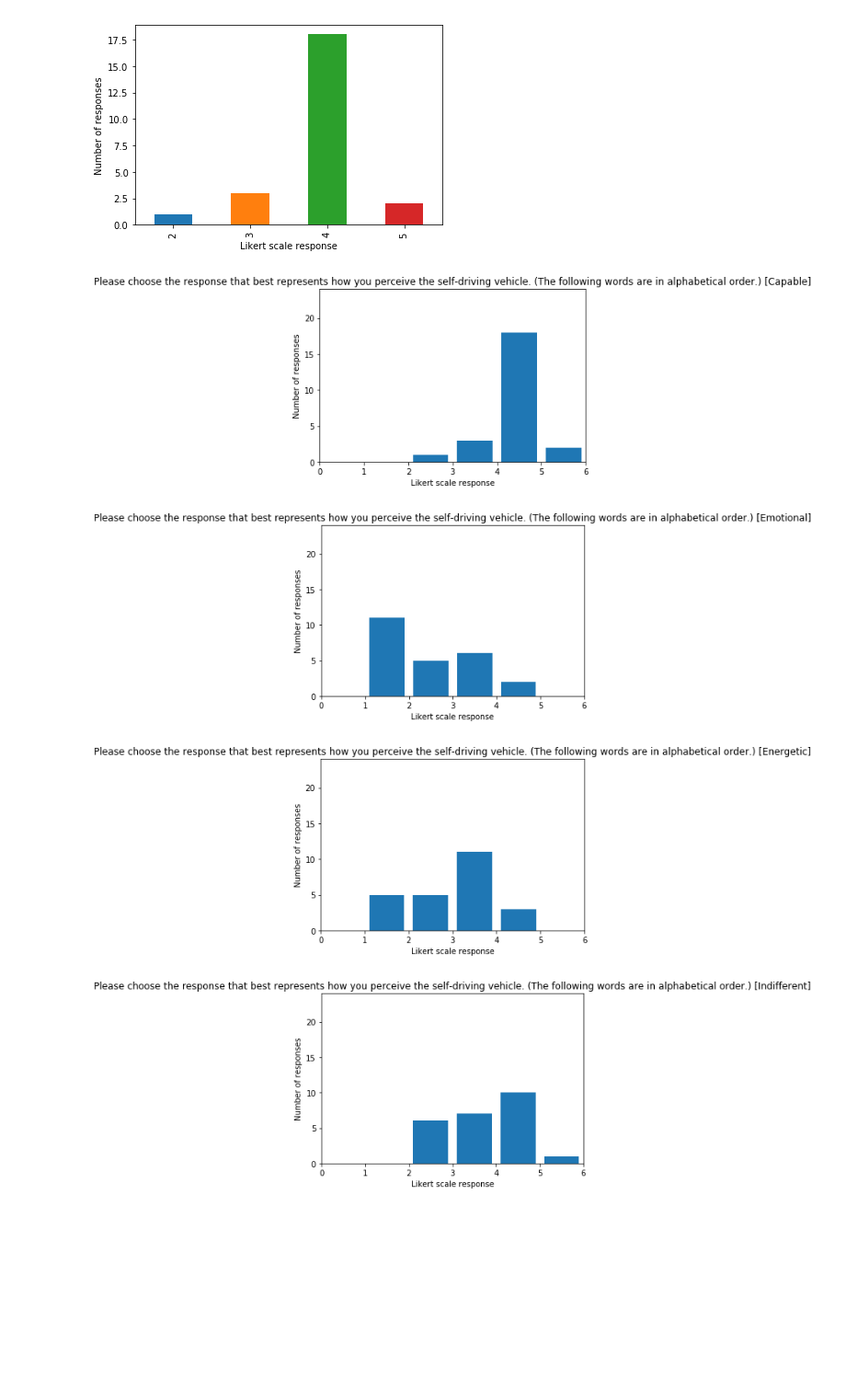
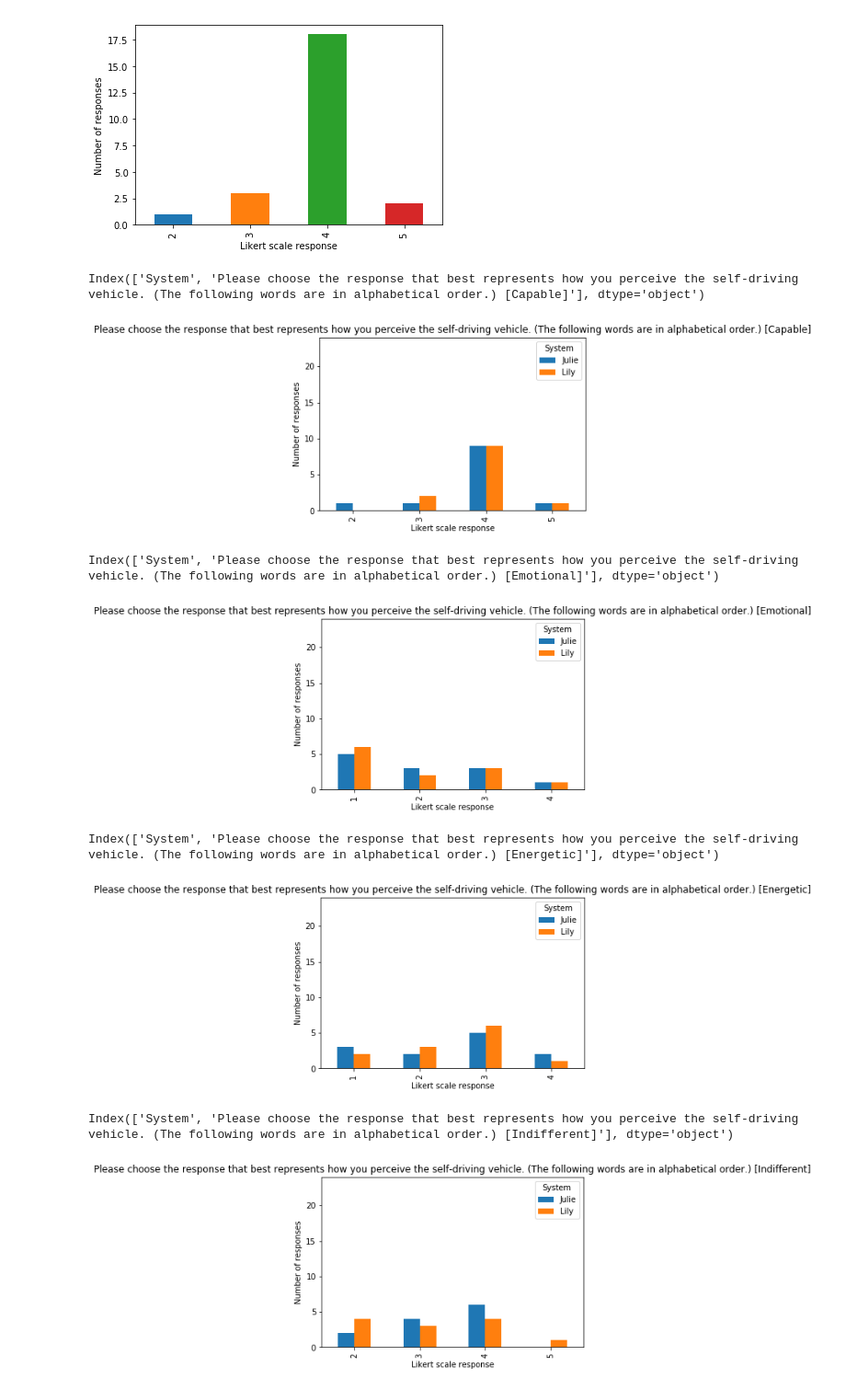
Before and after one commit to kcornn/independent-study, a Jupyter notebook: preride-data.ipynb, the cells around one changed output. Shown at 92% size. Cells and saved outputs as stored; diff of their text form; code cells hidden in the pictures; blank space fills up the shorter version.

Commit message:
updated preride graphs

```diff
--- a/preride-data.ipynb
+++ b/preride-data.ipynb
@@ -418,10 +402,3 @@ choice_words.groupby(['System']).sum()
 | System |  |  |  |  | ... |
 | Julie | 46 | 24 | 30 | 40 | ... |
 | Lily | 47 | 23 | 30 | 38 | ... |
-# %%
-"""
-for i in range(1,len(choice_words.columns)):
-    temp = choice_words.drop(choice_words.columns[0:i],axis=1)
-    temp = temp[temp.columns[0]].value_counts()
-    print(temp)
-"""
@@ -458,21 +419,26 @@ plt.show()
 [figure]
 # %%
 for i in range(1,len(choice_words.columns)):
-    temp = choice_words.drop(choice_words.columns[0:i],axis=1)
-    temp[temp.columns[0]].hist(range=(0,6),bins=6,rwidth=0.8)
-    ax = plt.gca()
-    ax.grid(False)
-    plt.ylim([0,24])
-    plt.xlim([0,6])
-    #data = pd.value_counts(temp[temp.columns[0]], sort=False)
-    #ax = plt.gca()
-    #data.plot(kind='bar')
+    temp = choice_words[choice_words.columns[[0,i]]]
+    print(temp.columns)
+    temp.groupby(['System'])[temp.columns[1]].value_counts(sort=False).unstack(0).plot(kind='bar', \
+                                                                                      ylim=(0,24),xlim=(0,6), \
+                                                                                     legend=True)
+    #temp.groupby(['System']).value_counts().plot(kind='bar',legend=False)
+    #temp.hist(by=['System'],range=(0,6),bins=6,rwidth=0.8,label=['Julie','Lily'])
     plt.ylabel('Number of responses')
     plt.xlabel('Likert scale response')
+    #g = temp.groupby(['System'])
+    #for i, (groupname, group) in enumerate(g):
+        #axes[i].set_title(groupname)
     plt.title(list(choice_words)[i])
     plt.show()
 # %% [output]
+Index(['System', 'Please choose the response that best represents how you perceive the self-driving vehicle. (The following words are in alphabetical order.) [Capable]'], dtype='object')
-[figure, old version]
+[figure, new version]
+Index(['System', 'Please choose the response that best represents how you perceive the self-driving vehicle. (The following words are in alphabetical order.) [Emotional]'], dtype='object')
-[figure, old version]
+[figure, new version]
+Index(['System', 'Please choose the response that best represents how you perceive the self-driving vehicle. (The following words are in alphabetical order.) [Energetic]'], dtype='object')
-[figure, old version]
+[figure, new version]
+Index(['System', 'Please choose the response that best represents how you perceive the self-driving vehicle. (The following words are in alphabetical order.) [Indifferent]'], dtype='object')
-[figure, old version]
+[figure, new version]
```
Also changed, not shown: parts of 5 cells of this notebook.
